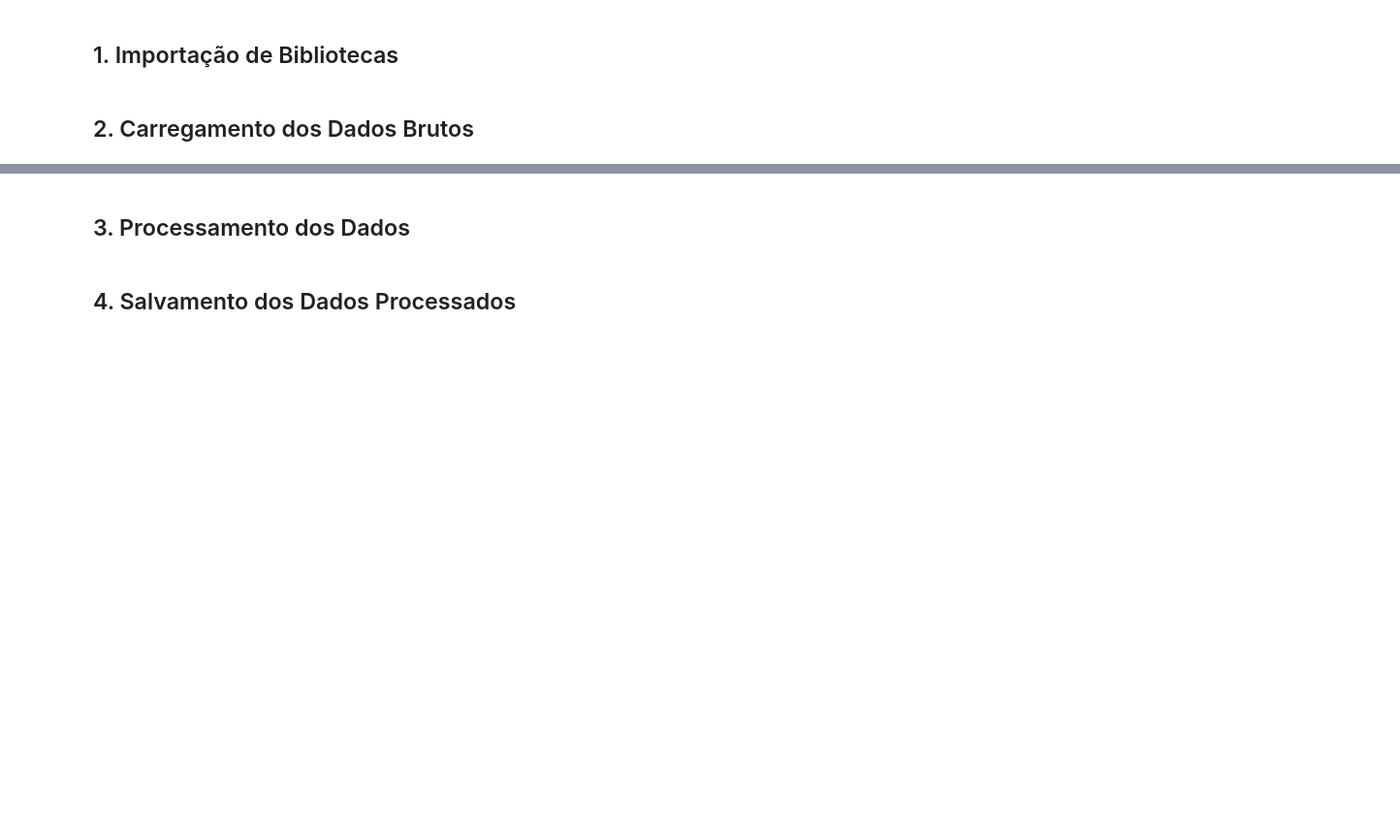
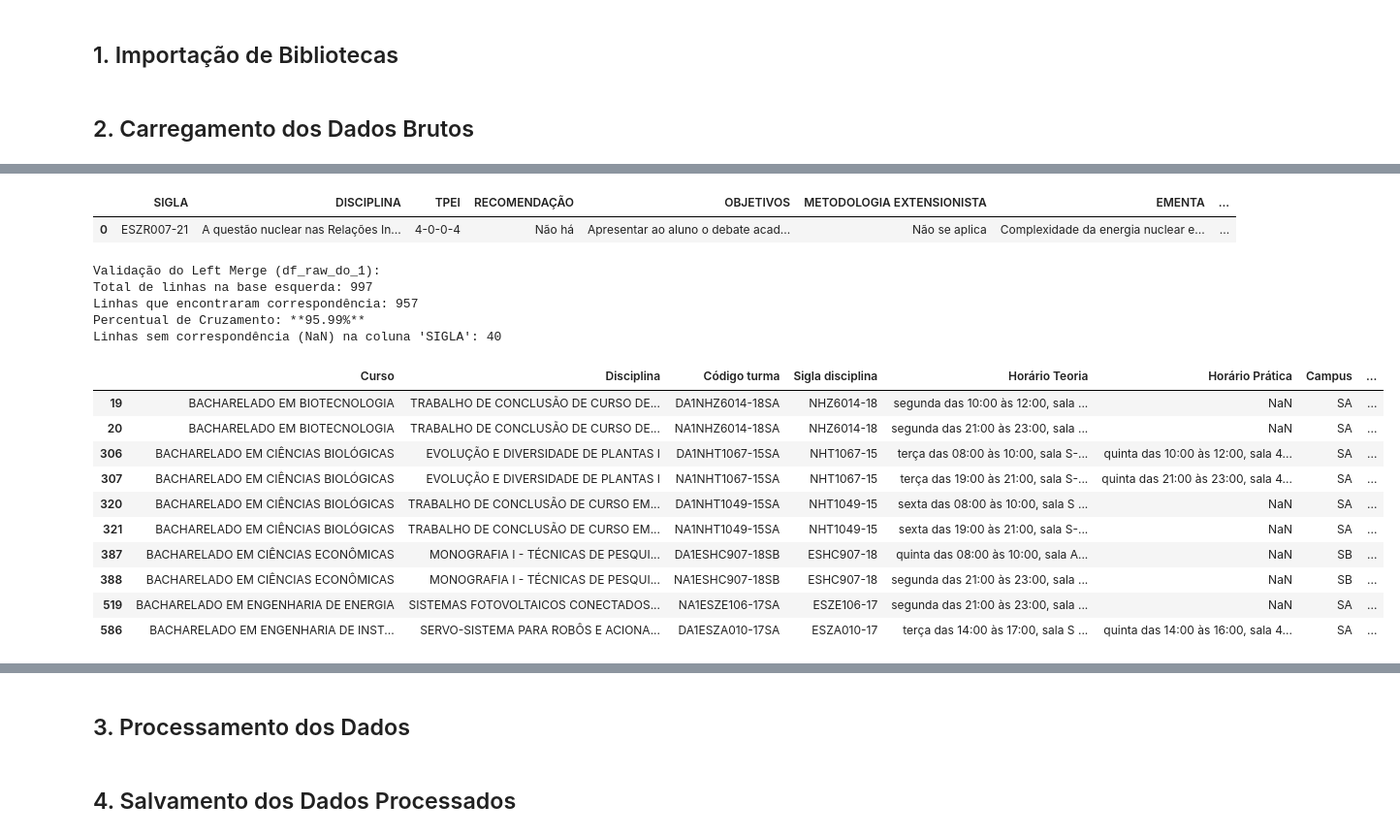
Before and after one commit to oliveirakay/nlp-mult-agent-ufabc, a Jupyter notebook: Data Prep/data_preprocessing.ipynb, the cells around one changed output, grey strips where cells are left out. Shown at 97% size. Drawn from its saved outputs; the diff is of its cells as text; code cells hidden in the pictures; blank space fills up the shorter version.

```diff
--- a/Data Prep/data_preprocessing.ipynb
+++ b/Data Prep/data_preprocessing.ipynb
@@ -28,0 +38,9 @@ else:
+# %%
+df_raw_catalog = pd.read_excel(raw_data_path + 'catalogo_disciplinas_graduacao_categorias_2024_2025.xlsx')
+# display(df_raw_catalog.head())
+df_raw = pd.read_excel(raw_data_path + 'catalogo_disciplinas_graduacao_2024_2025.xlsx')
+# display(df_raw.head())
+df_raw_ext = pd.read_excel(raw_data_path + 'catalogo_disciplinas_graduacao_metodologia_extensionista_2024_2025.xlsx')
+# display(df_raw_ext.head())
+df_raw_do_1 = pd.read_excel(raw_data_path + '2026_1.xlsx')
+# display(df_raw_ext.head())
@@ -28,0 +65,49 @@ else:
+# %%
+df_raw.head(1)
+# %% [output]
+|  | SIGLA | DISCIPLINA | TPEI | RECOMENDAÇÃO | OBJETIVOS | METODOLOGIA EXTENSIONISTA | EMENTA | ... |
+| 0 | ESZR007-21 | A questão nuclear nas Relações In... | 4-0-0-4 | Não há | Apresentar ao aluno o debate acad... | Não se aplica | Complexidade da energia nuclear e... | ... |
+# %%
+import pandas as pd
+
+df_merged = df_raw_do_1.merge(
+    df_raw,
+    how='left',
+    left_on='Sigla disciplina',
+    right_on='SIGLA',
+    suffixes=('_do1', '_raw')
+)
+
+coluna_checar = 'SIGLA'
+
+total_linhas_originais = len(df_raw_do_1)
+
+linhas_cruzadas = df_merged[coluna_checar].notna().sum()
+
+# Calcular a porcentagem
+percentual_cruzamento = (linhas_cruzadas / total_linhas_originais) * 100
+
+# --- 4. Exibir o Resultado ---
+print(f"Validação do Left Merge (df_raw_do_1):")
+print(f"Total de linhas na base esquerda: {total_linhas_originais}")
+print(f"Linhas que encontraram correspondência: {linhas_cruzadas}")
+print(f"Percentual de Cruzamento: **{percentual_cruzamento:.2f}%**")
+print(f"Linhas sem correspondência (NaN) na coluna '{coluna_checar}': {total_linhas_originais - linhas_cruzadas}")
+display(df_merged[df_merged[coluna_checar].isna()].head(10))
+# %% [output]
+Validação do Left Merge (df_raw_do_1):
+Total de linhas na base esquerda: 997
+Linhas que encontraram correspondência: 957
+Percentual de Cruzamento: **95.99%**
+Linhas sem correspondência (NaN) na coluna 'SIGLA': 40
+|  | Curso | Disciplina | Código turma | Sigla disciplina | Horário Teoria | Horário Prática | Campus | ... |
+| 19 | BACHARELADO EM BIOTECNOLOGIA | TRABALHO DE CONCLUSÃO DE CURSO DE... | DA1NHZ6014-18SA | NHZ6014-18 | segunda das 10:00 às 12:00, sala ... | NaN | SA | ... |
+| 20 | BACHARELADO EM BIOTECNOLOGIA | TRABALHO DE CONCLUSÃO DE CURSO DE... | NA1NHZ6014-18SA | NHZ6014-18 | segunda das 21:00 às 23:00, sala ... | NaN | SA | ... |
+| 306 | BACHARELADO EM CIÊNCIAS BIOLÓGICAS | EVOLUÇÃO E DIVERSIDADE DE PLANTAS I | DA1NHT1067-15SA | NHT1067-15 | terça das 08:00 às 10:00, sala S-... | quinta das 10:00 às 12:00, sala 4... | SA | ... |
+| 307 | BACHARELADO EM CIÊNCIAS BIOLÓGICAS | EVOLUÇÃO E DIVERSIDADE DE PLANTAS I | NA1NHT1067-15SA | NHT1067-15 | terça das 19:00 às 21:00, sala S-... | quinta das 21:00 às 23:00, sala 4... | SA | ... |
+| 320 | BACHARELADO EM CIÊNCIAS BIOLÓGICAS | TRABALHO DE CONCLUSÃO DE CURSO EM... | DA1NHT1049-15SA | NHT1049-15 | sexta das 08:00 às 10:00, sala S ... | NaN | SA | ... |
+| 321 | BACHARELADO EM CIÊNCIAS BIOLÓGICAS | TRABALHO DE CONCLUSÃO DE CURSO EM... | NA1NHT1049-15SA | NHT1049-15 | sexta das 19:00 às 21:00, sala S-... | NaN | SA | ... |
+| 387 | BACHARELADO EM CIÊNCIAS ECONÔMICAS | MONOGRAFIA I - TÉCNICAS DE PESQUI... | DA1ESHC907-18SB | ESHC907-18 | quinta das 08:00 às 10:00, sala A... | NaN | SB | ... |
+| 388 | BACHARELADO EM CIÊNCIAS ECONÔMICAS | MONOGRAFIA I - TÉCNICAS DE PESQUI... | NA1ESHC907-18SB | ESHC907-18 | segunda das 21:00 às 23:00, sala ... | NaN | SB | ... |
+| 519 | BACHARELADO EM ENGENHARIA DE ENERGIA | SISTEMAS FOTOVOLTAICOS CONECTADOS... | NA1ESZE106-17SA | ESZE106-17 | segunda das 21:00 às 23:00, sala ... | NaN | SA | ... |
+| 586 | BACHARELADO EM ENGENHARIA DE INST... | SERVO-SISTEMA PARA ROBÔS E ACIONA... | DA1ESZA010-17SA | ESZA010-17 | terça das 14:00 às 17:00, sala S ... | quinta das 14:00 às 16:00, sala 4... | SA | ... |
```
Also changed, not shown: parts of 4 cells of this notebook, 1 other file.
